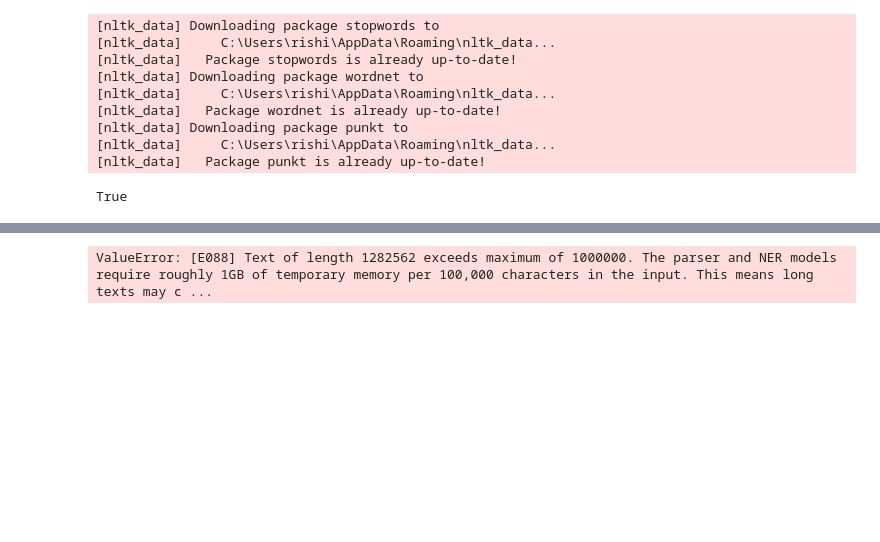
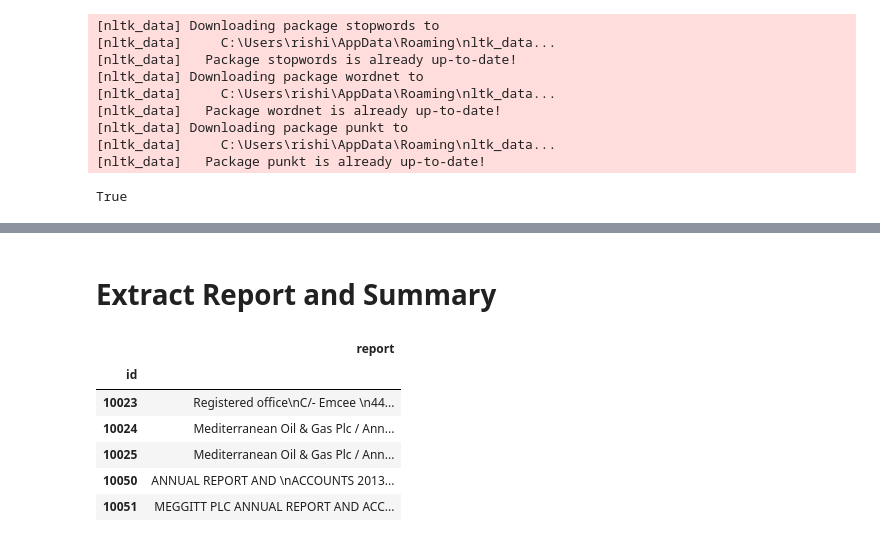
Before and after one commit to rdev12/Financial-Narrative-Summarization, a Jupyter notebook: preprocess.ipynb, the cells around one changed output, grey strips where cells are left out. Cells and saved outputs as stored; diff of their text form; code cells hidden in the pictures; blank space fills up the shorter version.

```diff
--- a/preprocess.ipynb
+++ b/preprocess.ipynb
@@ -116,14 +127,34 @@ dest = ".\\datasets\\preprocessed"
+# %% [markdown]
+# Extract Report and Summary
+# %%
+report_dir = './fns2020_dataset/training/annual_reports/'
+summaries_dir = "./fns2020_dataset/training/gold_summaries/"
 # %%
-files = os.listdir(root)
+files = os.listdir(report_dir)
+data = {'id':[], 'report':[]}
 
 for f in tqdm(files):
-    text_file = open(os.path.join(root, f), 'r', encoding = 'utf-8')
+    text_file = open(os.path.join(report_dir, f), 'r', encoding = 'utf-8')
     content = text_file.read()
 
-    data = dict()
-    data['text'] = preprocess_text(content)
+    # pre-process the data
+    # data = dict()
+    # data['text'] = preprocess_text(content)
 
-    with open(os.path.join(dest, str(f[0:-3]) + "json"), 'w', encoding='utf-8') as outfile:
-        json.dump(data, outfile)
+    # with open(os.path.join(dest, str(f[0:-3]) + "json"), 'w', encoding='utf-8') as outfile:
+    #     json.dump(data, outfile)
+
+    data['id'].append(f[0:-4])
+    data['report'].append(content)
-# %% [output]
-ValueError: [E088] Text of length 1282562 exceeds maximum of 1000000. The parser and NER models require roughly 1GB of temporary memory per 100,000 characters in the input. This means long texts may c ...
+# %%
+df_combined = pd.DataFrame.from_dict(data)
+df_combined.set_index('id', inplace=True)
+df_combined.head()
+# %% [output]
+|  | report |
+| id |  |
+| 10023 | Registered office\nC/- Emcee \n44... |
+| 10024 | Mediterranean Oil & Gas Plc / Ann... |
+| 10025 | Mediterranean Oil & Gas Plc / Ann... |
+| 10050 | ANNUAL REPORT AND \nACCOUNTS 2013... |
+| 10051 | MEGGITT PLC ANNUAL REPORT AND ACC... |
```
Also changed, not shown: parts of 21 cells of this notebook, 4 other files.
